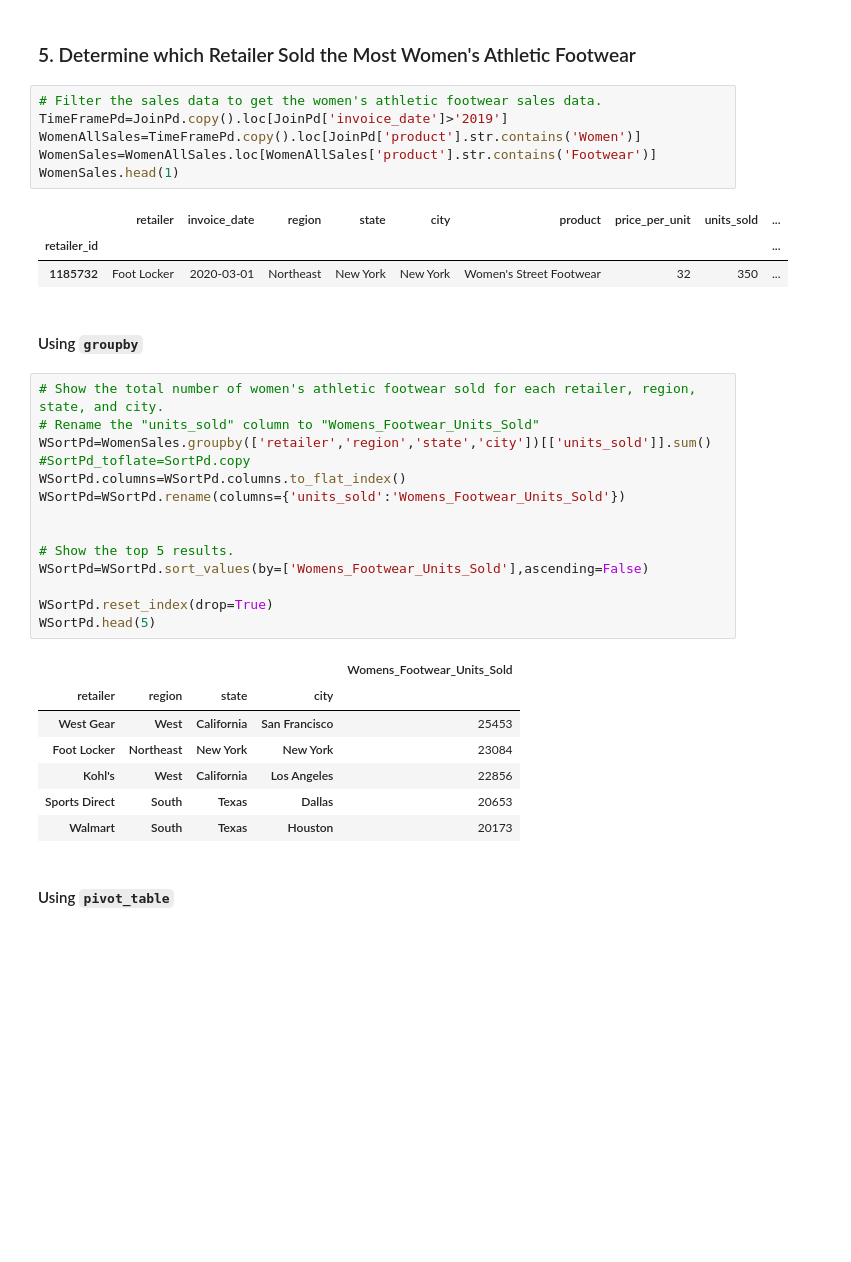
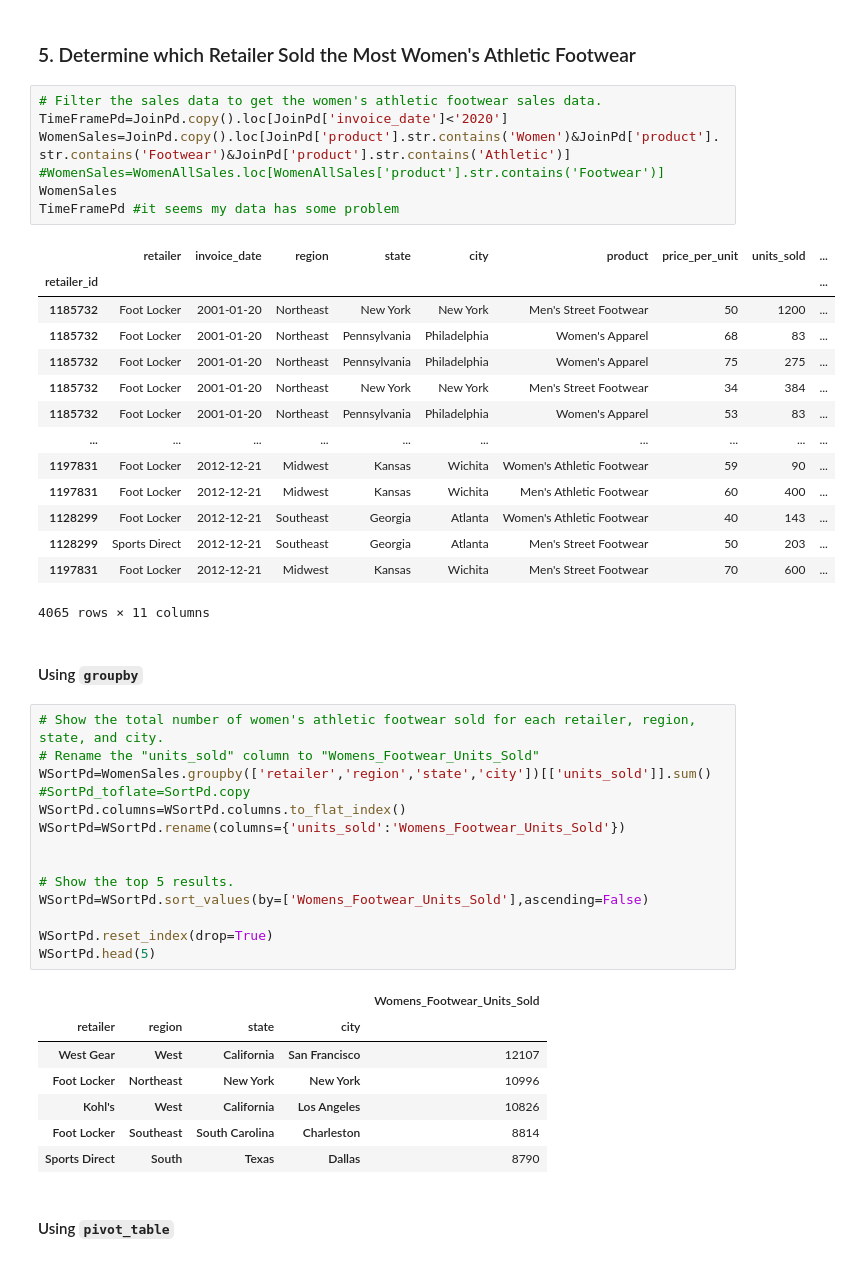
Before and after one commit to cindyzhou89/athletic_sales_analysis, a Jupyter notebook: athletic_sales_analysis_starter_code.ipynb, the cells around one changed output. Drawn from its saved outputs; the diff is of its cells as text; blank space fills up the shorter version.

```diff
--- a/athletic_sales_analysis_starter_code.ipynb
+++ b/athletic_sales_analysis_starter_code.ipynb
@@ -286,14 +284,26 @@ RetailorSalesPivPd.head(5)
 ### 5. Determine which Retailer Sold the Most Women's Athletic Footwear
 # %%
 # Filter the sales data to get the women's athletic footwear sales data.
-TimeFramePd=JoinPd.copy().loc[JoinPd['invoice_date']>'2019']
-WomenAllSales=TimeFramePd.copy().loc[JoinPd['product'].str.contains('Women')]
-WomenSales=WomenAllSales.loc[WomenAllSales['product'].str.contains('Footwear')]
-WomenSales.head(1)
+TimeFramePd=JoinPd.copy().loc[JoinPd['invoice_date']<'2020']
+WomenSales=JoinPd.copy().loc[JoinPd['product'].str.contains('Women')&JoinPd['product'].str.contains('Footwear')&JoinPd['product'].str.contains('Athletic')]
+#WomenSales=WomenAllSales.loc[WomenAllSales['product'].str.contains('Footwear')]
+WomenSales
+TimeFramePd #it seems my data has some problem
 # %% [output]
 |  | retailer | invoice_date | region | state | city | product | price_per_unit | units_sold | ... |
 | retailer_id |  |  |  |  |  |  |  |  | ... |
-| 1185732 | Foot Locker | 2020-03-01 | Northeast | New York | New York | Women's Street Footwear | 32 | 350 | ... |
+| 1185732 | Foot Locker | 2001-01-20 | Northeast | New York | New York | Men's Street Footwear | 50 | 1200 | ... |
+| 1185732 | Foot Locker | 2001-01-20 | Northeast | Pennsylvania | Philadelphia | Women's Apparel | 68 | 83 | ... |
+| 1185732 | Foot Locker | 2001-01-20 | Northeast | Pennsylvania | Philadelphia | Women's Apparel | 75 | 275 | ... |
+| 1185732 | Foot Locker | 2001-01-20 | Northeast | New York | New York | Men's Street Footwear | 34 | 384 | ... |
+| 1185732 | Foot Locker | 2001-01-20 | Northeast | Pennsylvania | Philadelphia | Women's Apparel | 53 | 83 | ... |
+| ... | ... | ... | ... | ... | ... | ... | ... | ... | ... |
+| 1197831 | Foot Locker | 2012-12-21 | Midwest | Kansas | Wichita | Women's Athletic Footwear | 59 | 90 | ... |
+| 1197831 | Foot Locker | 2012-12-21 | Midwest | Kansas | Wichita | Men's Athletic Footwear | 60 | 400 | ... |
+| 1128299 | Foot Locker | 2012-12-21 | Southeast | Georgia | Atlanta | Women's Athletic Footwear | 40 | 143 | ... |
+| 1128299 | Sports Direct | 2012-12-21 | Southeast | Georgia | Atlanta | Men's Street Footwear | 50 | 203 | ... |
+| 1197831 | Foot Locker | 2012-12-21 | Midwest | Kansas | Wichita | Men's Street Footwear | 70 | 600 | ... |
+4065 rows × 11 columns
 # %% [markdown]
 #### Using `groupby`
 # %%
@@ -313,11 +323,11 @@ WSortPd.head(5)
 # %% [output]
 |  |  |  |  | Womens_Footwear_Units_Sold |
 | retailer | region | state | city |  |
-| West Gear | West | California | San Francisco | 25453 |
-| Foot Locker | Northeast | New York | New York | 23084 |
-| Kohl's | West | California | Los Angeles | 22856 |
-| Sports Direct | South | Texas | Dallas | 20653 |
-| Walmart | South | Texas | Houston | 20173 |
+| West Gear | West | California | San Francisco | 12107 |
+| Foot Locker | Northeast | New York | New York | 10996 |
+| Kohl's | West | California | Los Angeles | 10826 |
+| Foot Locker | Southeast | South Carolina | Charleston | 8814 |
+| Sports Direct | South | Texas | Dallas | 8790 |
 # %% [markdown]
 #### Using `pivot_table`
 # %%
```
Also changed, not shown: parts of 5 cells of this notebook.
